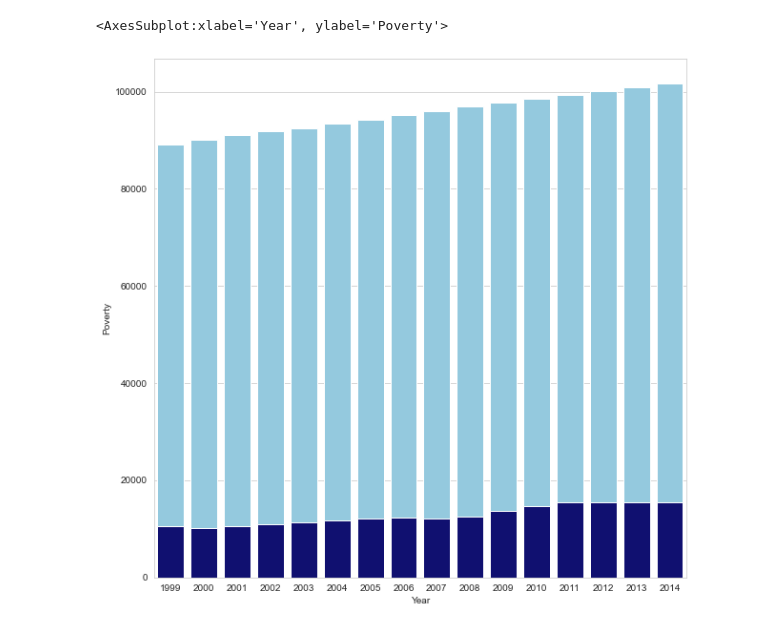
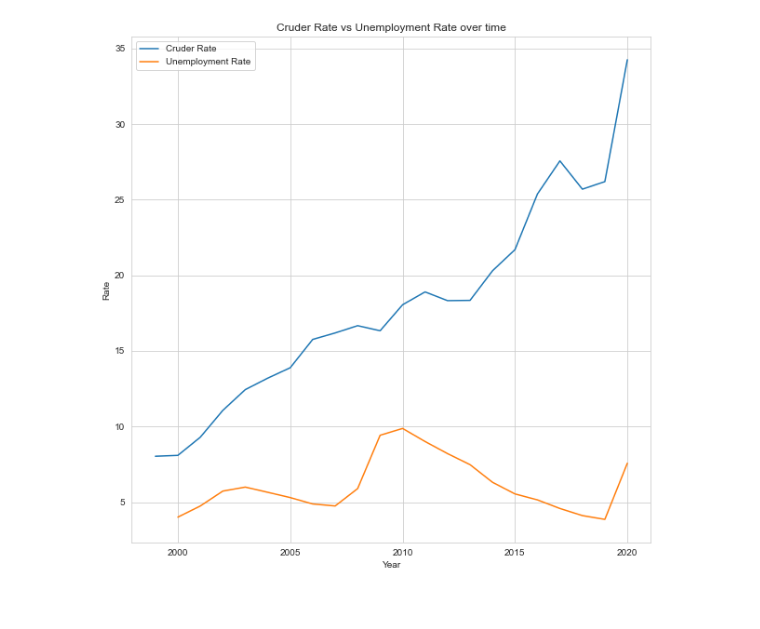
Before and after one commit to rhiannz/drugs, a Jupyter notebook: Analysis/EDA/weiweiEDA.ipynb, the cells around one changed output. Drawn from its saved outputs; the diff is of its cells as text; code cells hidden in the pictures.

```diff
--- a/Analysis/EDA/weiweiEDA.ipynb
+++ b/Analysis/EDA/weiweiEDA.ipynb
@@ -9,6 +14,3 @@ plt.rcParams['figure.figsize'] = [10, 10]
 # %%
 # read in data
-df = pd.read_csv('deathrate.csv')
-
-# defining new column: percent poverty
-df['pct_poverty'] = df.Poverty / df.Population
+df = pd.read_csv('od_deaths_merged.csv')
@@ -29,8 +38,12 @@ plt.show()
 # %%
-avg_pop_yr = df.groupby('Year', as_index = False).Population.mean()
-avg_pov_yr = df.groupby('Year', as_index = False).Poverty.mean()
-sns.barplot(data = avg_pop_yr, x = 'Year', y = 'Population', color = 'skyblue')
-sns.barplot(data = avg_pov_yr, x = 'Year', y = 'Poverty', color = 'navy')
+avg_cruder_rate = df.groupby('Year', as_index = False)['Cruder Rate'].mean()
+avg_unemploy_rate = df.groupby('Year', as_index = False)['Unemployment_rate'].mean()
+
+sns.lineplot(data = avg_cruder_rate, x = 'Year', y = 'Cruder Rate')
+sns.lineplot(data = avg_unemploy_rate, x = 'Year', y = 'Unemployment_rate')
+plt.legend(labels = ["Cruder Rate", "Unemployment Rate"])
+plt.ylabel('Rate')
+plt.title('Cruder Rate vs Unemployment Rate over time')
+plt.show()
 # %% [output]
-<AxesSubplot:xlabel='Year', ylabel='Poverty'>
-[figure, old version]
+[figure, new version]
```
Also changed, not shown: parts of 14 cells of this notebook.
